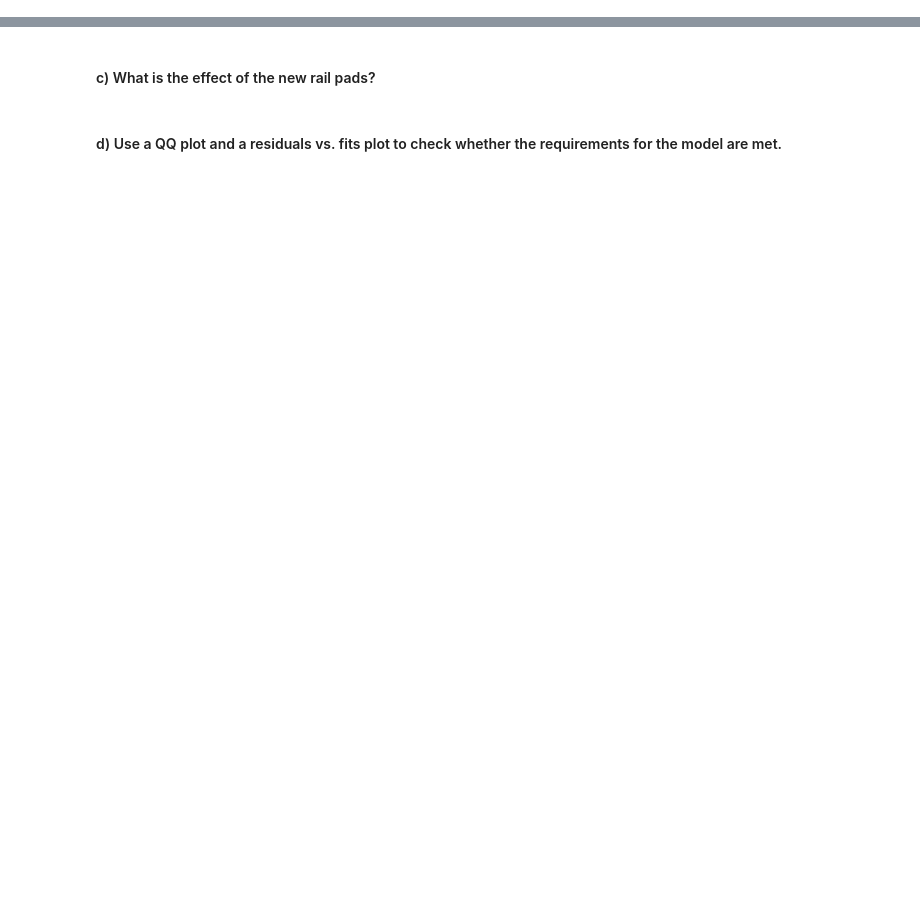
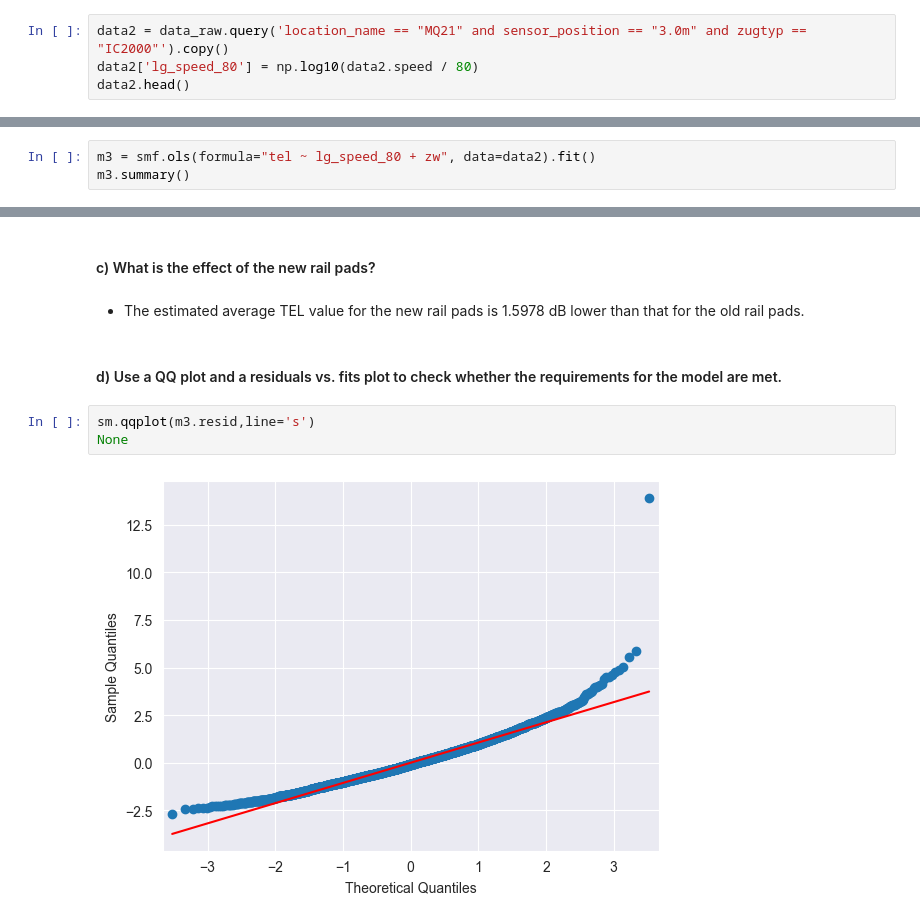
Before and after one commit to FaceEnte/Applied-Statistics, a Jupyter notebook: data/files_for_problem_sheets/sheet_15/railway3.ipynb, the cells around one changed output, grey strips where cells are left out. Saved outputs shown, nothing was run; the diff lists cells and outputs as text; blank space fills up the shorter version.

```diff
--- a/data/files_for_problem_sheets/sheet_15/railway3.ipynb
+++ b/data/files_for_problem_sheets/sheet_15/railway3.ipynb
@@ -26,3 +88,7 @@ Applied Statistics
 * 3.0m microphone
 * No restrictions on the `date`.
 * `zugtyp` IC2000
+# %%
+data2 = data_raw.query('location_name == "MQ21" and sensor_position == "3.0m" and zugtyp == "IC2000"').copy()
+data2['lg_speed_80'] = np.log10(data2.speed / 80)
+data2.head()
@@ -29,3 +103,6 @@ Applied Statistics
 # %% [markdown]
 #### b) Fit a model with TEL as the explained variable and the transformed speed and zw as explanatory variables.
 zw is a binary variable with the values "neue_zw": new rail pads and "alte_zw": old rail pads
+# %%
+m3 = smf.ols(formula="tel ~ lg_speed_80 + zw", data=data2).fit()
+m3.summary()
@@ -32,4 +130,11 @@ zw is a binary variable with the values "neue_zw": new rail pads and "alte_zw":
 # %% [markdown]
 #### c) What is the effect of the new rail pads?
+# %% [markdown]
+* The estimated average TEL value for the new rail pads is 1.5978 dB lower than that for the old rail pads.
 # %% [markdown]
 #### d) Use a QQ plot and a residuals vs. fits plot to check whether the requirements for the model are met.
+# %%
+sm.qqplot(m3.resid,line='s')
+None
+# %% [output]
+[figure, added]
```
Also changed, not shown: parts of 10 cells of this notebook, 1 other file.
